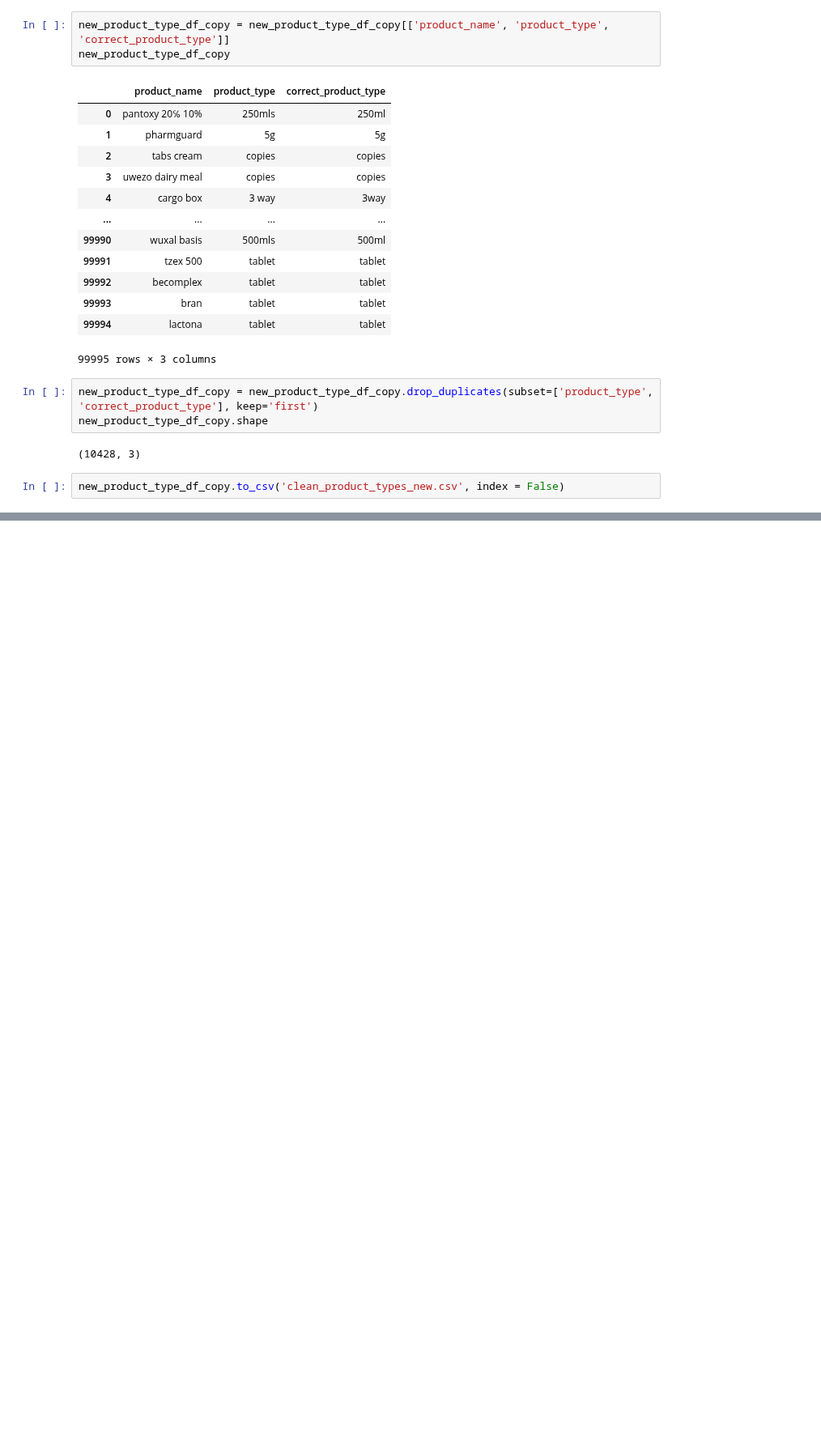
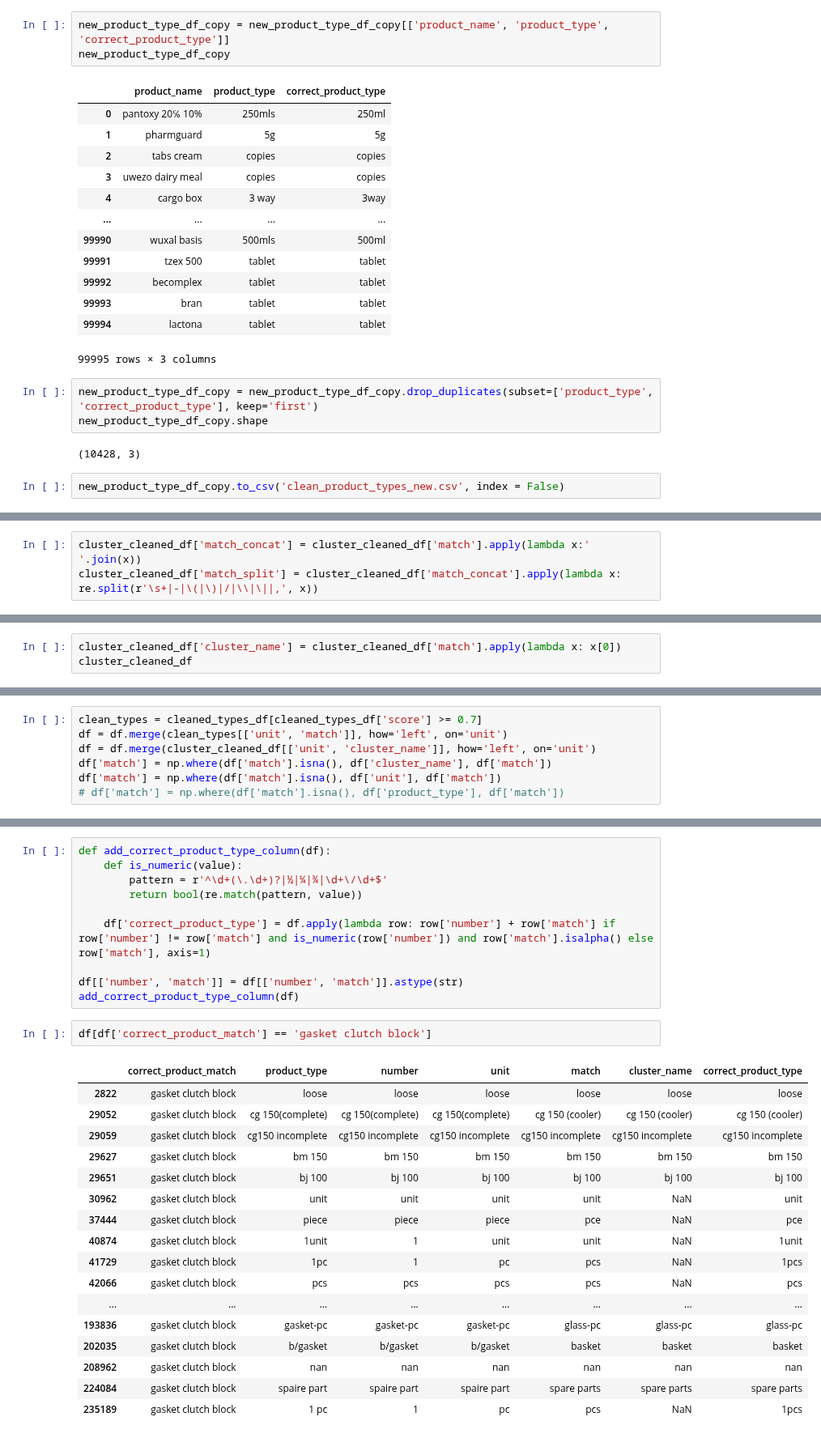
Before and after one commit to natbernard/Clustering-for-Product-Matching, a Jupyter notebook: models/model_v2/product_types_cleanup.ipynb, the cells around one changed output, grey strips where cells are left out. Shown at 81% size. Cells and saved outputs as stored; diff of their text form; blank space fills up the shorter version.

```diff
--- a/models/model_v2/product_types_cleanup.ipynb
+++ b/models/model_v2/product_types_cleanup.ipynb
@@ -536,0 +685,3 @@ new_product_type_df_copy.to_csv('clean_product_types_new.csv', index = False)
+# %%
+cluster_cleaned_df['match_concat'] = cluster_cleaned_df['match'].apply(lambda x:' '.join(x))
+cluster_cleaned_df['match_split'] = cluster_cleaned_df['match_concat'].apply(lambda x: re.split(r'\s+|-|\(|\)|/|\\|\||,', x))
@@ -536,0 +716,3 @@ new_product_type_df_copy.to_csv('clean_product_types_new.csv', index = False)
+# %%
+cluster_cleaned_df['cluster_name'] = cluster_cleaned_df['match'].apply(lambda x: x[0])
+cluster_cleaned_df
@@ -536,0 +746,7 @@ new_product_type_df_copy.to_csv('clean_product_types_new.csv', index = False)
+# %%
+clean_types = cleaned_types_df[cleaned_types_df['score'] >= 0.7]
+df = df.merge(clean_types[['unit', 'match']], how='left', on='unit')
+df = df.merge(cluster_cleaned_df[['unit', 'cluster_name']], how='left', on='unit')
+df['match'] = np.where(df['match'].isna(), df['cluster_name'], df['match'])
+df['match'] = np.where(df['match'].isna(), df['unit'], df['match'])
+# df['match'] = np.where(df['match'].isna(), df['product_type'], df['match'])
@@ -536,0 +773,30 @@ new_product_type_df_copy.to_csv('clean_product_types_new.csv', index = False)
+# %%
+def add_correct_product_type_column(df):
+    def is_numeric(value):
+        pattern = r'^\d+(\.\d+)?|½|¼|¾|\d+\/\d+$'
+        return bool(re.match(pattern, value))
+
+    df['correct_product_type'] = df.apply(lambda row: row['number'] + row['match'] if row['number'] != row['match'] and is_numeric(row['number']) and row['match'].isalpha() else row['match'], axis=1)
+
+df[['number', 'match']] = df[['number', 'match']].astype(str)
+add_correct_product_type_column(df)
+# %%
+df[df['correct_product_match'] == 'gasket clutch block']
+# %% [output]
+|  | correct_product_match | product_type | number | unit | match | cluster_name | correct_product_type |
+| 2822 | gasket clutch block | loose | loose | loose | loose | loose | loose |
+| 29052 | gasket clutch block | cg 150(complete) | cg 150(complete) | cg 150(complete) | cg 150 (cooler) | cg 150 (cooler) | cg 150 (cooler) |
+| 29059 | gasket clutch block | cg150 incomplete | cg150 incomplete | cg150 incomplete | cg150 incomplete | cg150 incomplete | cg150 incomplete |
+| 29627 | gasket clutch block | bm 150 | bm 150 | bm 150 | bm 150 | bm 150 | bm 150 |
+| 29651 | gasket clutch block | bj 100 | bj 100 | bj 100 | bj 100 | bj 100 | bj 100 |
+| 30962 | gasket clutch block | unit | unit | unit | unit | NaN | unit |
+| 37444 | gasket clutch block | piece | piece | piece | pce | NaN | pce |
+| 40874 | gasket clutch block | 1unit | 1 | unit | unit | NaN | 1unit |
+| 41729 | gasket clutch block | 1pc | 1 | pc | pcs | NaN | 1pcs |
+| 42066 | gasket clutch block | pcs | pcs | pcs | pcs | NaN | pcs |
+| ... | ... | ... | ... | ... | ... | ... | ... |
+| 193836 | gasket clutch block | gasket-pc | gasket-pc | gasket-pc | glass-pc | glass-pc | glass-pc |
+| 202035 | gasket clutch block | b/gasket | b/gasket | b/gasket | basket | basket | basket |
+| 208962 | gasket clutch block | nan | nan | nan | nan | nan | nan |
+| 224084 | gasket clutch block | spaire part | spaire part | spaire part | spare parts | spare parts | spare parts |
+| 235189 | gasket clutch block | 1 pc | 1 | pc | pcs | NaN | 1pcs |
```
Also changed, not shown: parts of 25 cells of this notebook, 5 other files.
